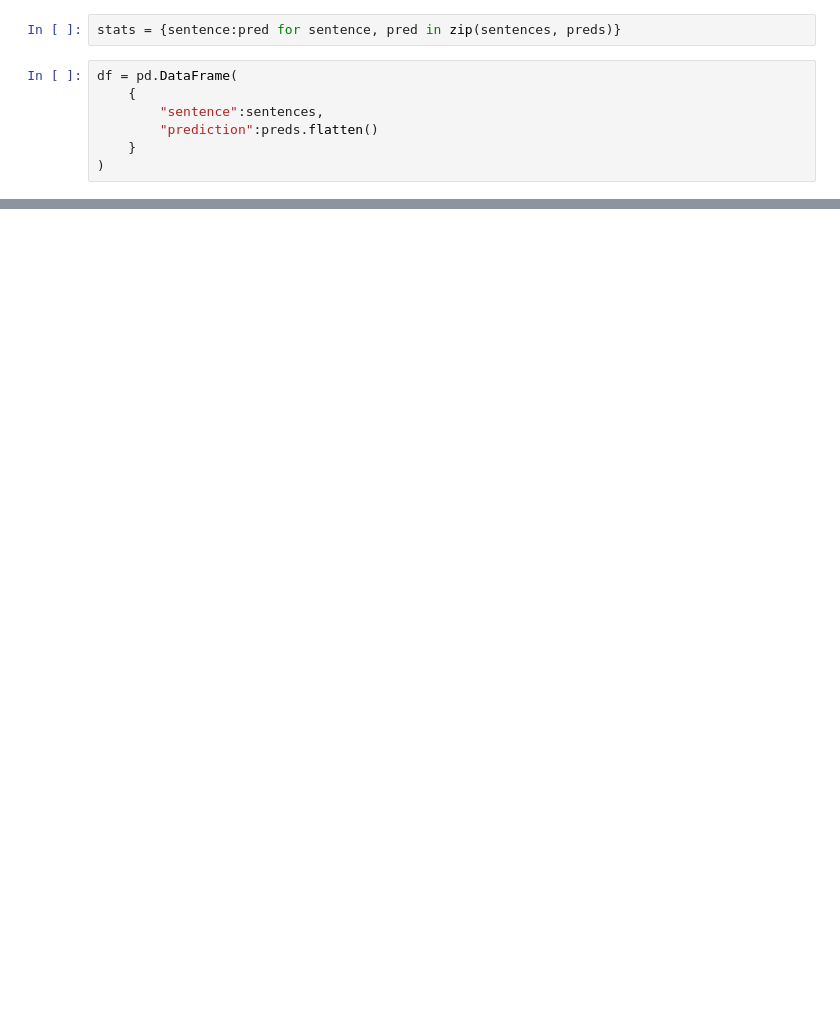
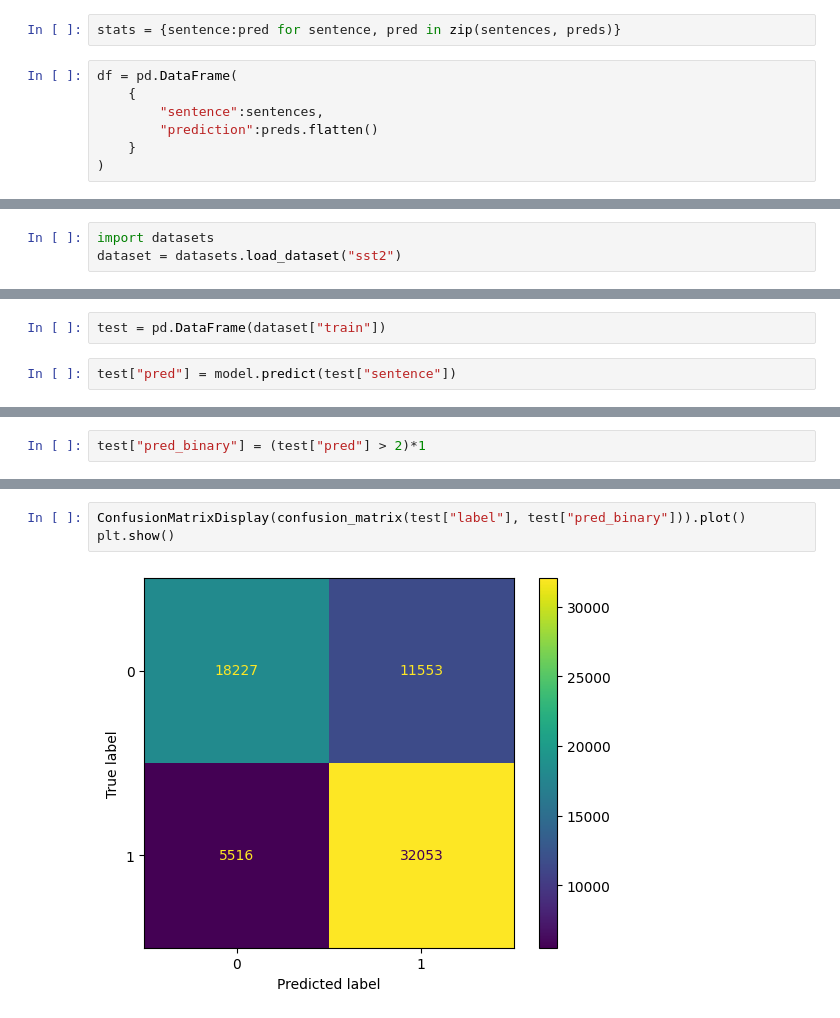
Before and after one commit to Aliti-Coding/graduation_project, a Jupyter notebook: src/predictions/art_preds.ipynb, the cells around one changed output, grey strips where cells are left out. Drawn from its saved outputs; the diff is of its cells as text; blank space fills up the shorter version.

Commit message:
Article predictions

```diff
--- a/src/predictions/art_preds.ipynb
+++ b/src/predictions/art_preds.ipynb
@@ -79,0 +73,3 @@ df
+# %%
+import datasets
+dataset = datasets.load_dataset("sst2")
@@ -79,0 +96,4 @@ df
+# %%
+test = pd.DataFrame(dataset["train"])
+# %%
+test["pred"] = model.predict(test["sentence"])
@@ -79,0 +102,2 @@ df
+# %%
+test["pred_binary"] = (test["pred"] > 2)*1
@@ -79,0 +140,5 @@ df
+# %%
+ConfusionMatrixDisplay(confusion_matrix(test["label"], test["pred_binary"])).plot()
+plt.show()
+# %% [output]
+[figure, added]
```
Also changed, not shown: parts of 12 cells of this notebook.
